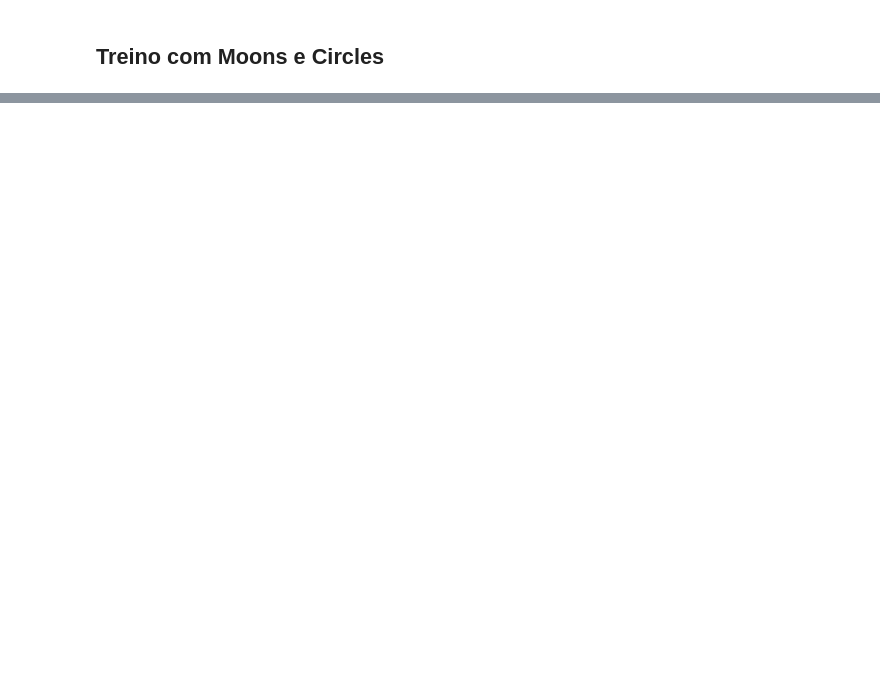
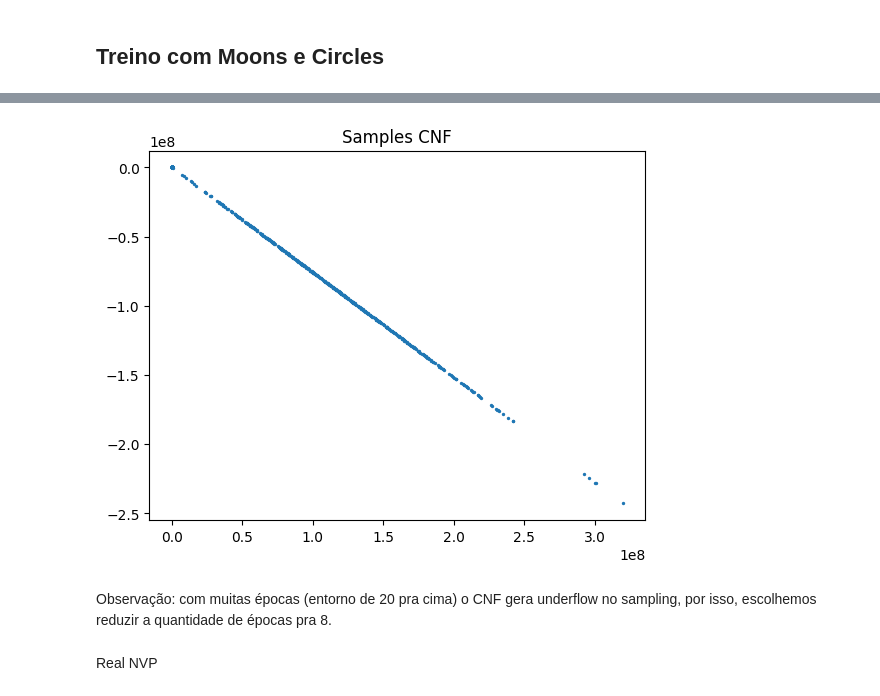
Before and after one commit to lmamede/flow, a Jupyter notebook: mini-project-1/notebooks/02_cnf_trace_comparison.ipynb, the cells around one changed output, grey strips where cells are left out. Saved outputs shown, nothing was run; the diff lists cells and outputs as text; code cells hidden in the pictures; blank space fills up the shorter version.

Commit message:
Finalizando milestone 2
- Refatorando código
- Corrigindo integração adjoint
- Adicionando NFE no vector field
- Finalizando treinamentos

```diff
--- a/mini-project-1/notebooks/02_cnf_trace_comparison.ipynb
+++ b/mini-project-1/notebooks/02_cnf_trace_comparison.ipynb
@@ -11,0 +22,3 @@ import numpy as np
+# %%
+device = 'cuda' if torch.cuda.is_available() else 'cpu'
+print(device)
@@ -89,0 +185,5 @@ ValueError: func must be an instance of nn.Module to specify the adjoint paramet
+# %%
+vf_moons = VectorField(features=2).to(device)
+cnf_moons = CNF(vf_moons, device).to(device)
+opt_moons = torch.optim.Adam(cnf_moons.parameters(), lr=1e-3)
+res_cnf_moons = train_model(cnf_moons, loader_moons, opt_moons, n_epochs=8)
@@ -89,0 +199,12 @@ ValueError: func must be an instance of nn.Module to specify the adjoint paramet
+# %%
+with torch.no_grad():
+	samples = cnf_moons.sample(1000)
+plt.scatter(samples[:,0].cpu(), samples[:,1].cpu(), s=2)
+plt.title('Samples CNF')
+plt.show()
+# %% [output]
+[figure, added]
+# %% [markdown]
+Observação: com muitas épocas (entorno de 20 pra cima) o CNF gera underflow no sampling, por isso, escolhemos reduzir a quantidade de épocas pra 8.
+# %% [markdown]
+Real NVP
```
Also changed, not shown: parts of 45 cells of this notebook, 3 other files.
